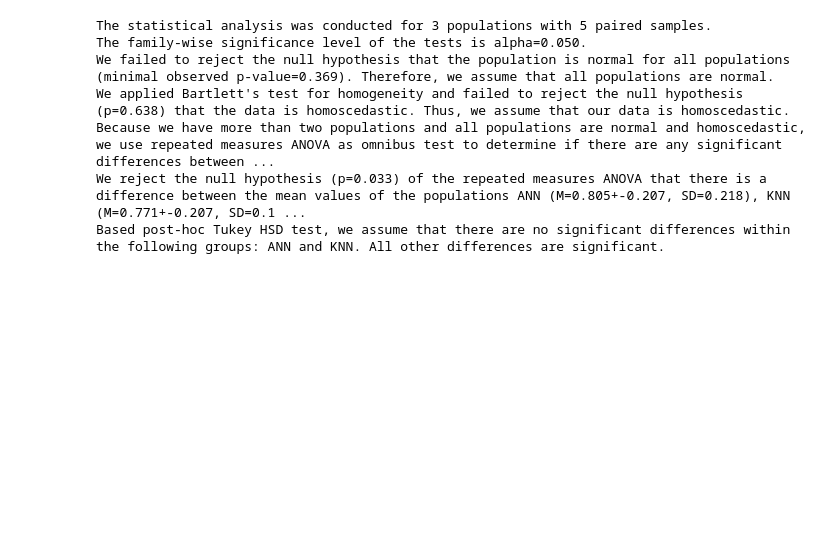
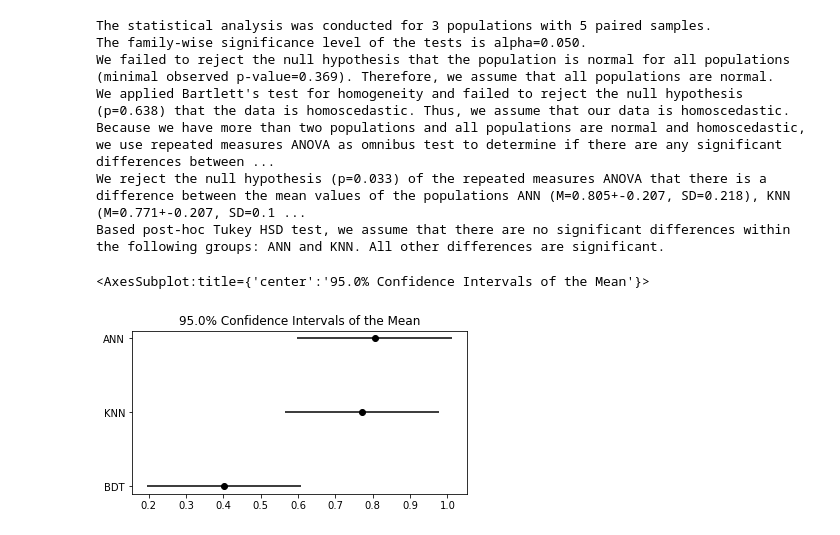
Before and after one commit to ChanningW2211/PB5, a Jupyter notebook: Channing_ExperimentalDesign.ipynb, the cells around one changed output. Drawn from its saved outputs; the diff is of its cells as text; code cells hidden in the pictures; blank space fills up the shorter version.

```diff
--- a/Channing_ExperimentalDesign.ipynb
+++ b/Channing_ExperimentalDesign.ipynb
@@ -274,3 +289,8 @@ We applied Bartlett's test for homogeneity and failed to reject the null hypothe
 Because we have more than two populations and all populations are normal and homoscedastic, we use repeated measures ANOVA as omnibus test to determine if there are any significant differences between ...
 We reject the null hypothesis (p=0.033) of the repeated measures ANOVA that there is a difference between the mean values of the populations ANN (M=0.805+-0.207, SD=0.218), KNN (M=0.771+-0.207, SD=0.1 ...
 Based post-hoc Tukey HSD test, we assume that there are no significant differences within the following groups: ANN and KNN. All other differences are significant.
+# %%
+plot_stats(result)
+# %% [output]
+<AxesSubplot:title={'center':'95.0% Confidence Intervals of the Mean'}>
+[figure, added]
```
Also changed, not shown: parts of 13 cells of this notebook.
